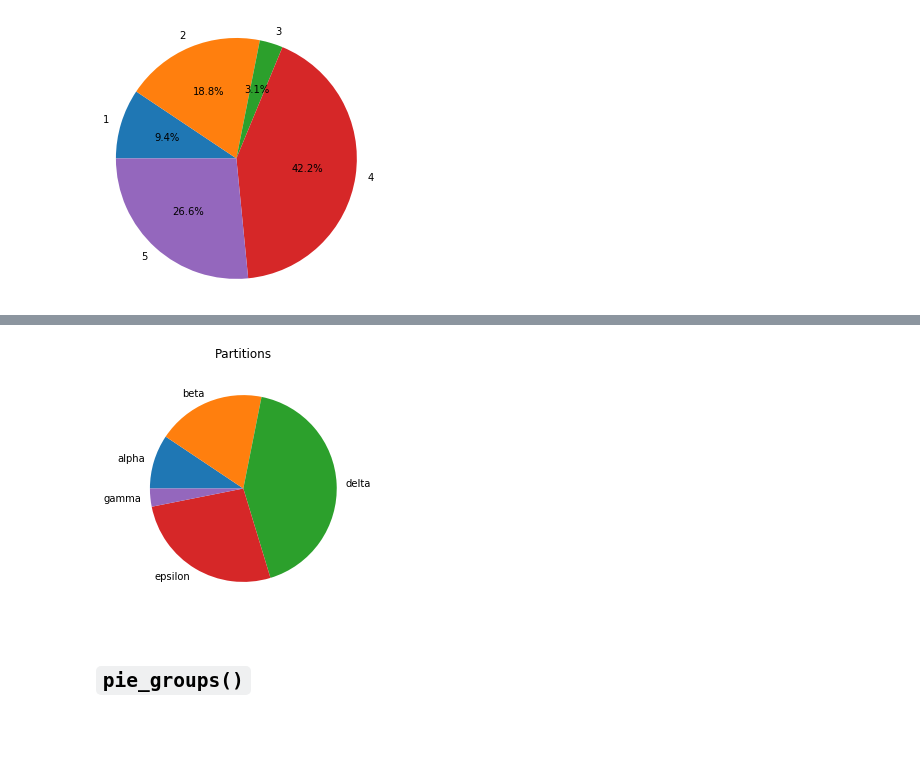
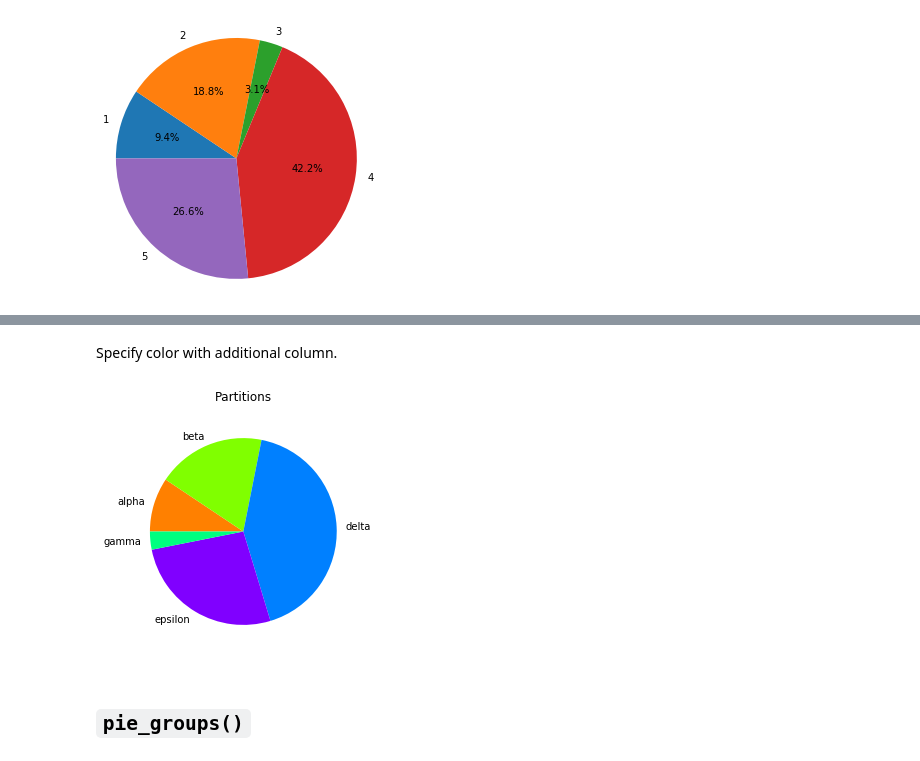
Before and after one commit to mastersign/mastersign-datascience, a Jupyter notebook: demo-plot.ipynb, the cells around one changed output, grey strips where cells are left out. Saved outputs shown, nothing was run; the diff lists cells and outputs as text; code cells hidden in the pictures; blank space fills up the shorter version.

```diff
--- a/demo-plot.ipynb
+++ b/demo-plot.ipynb
@@ -103,8 +115,10 @@ pl.pie(data_1, 'value')
+# %% [markdown]
+Specify color with additional column.
 # %%
 pl.pie(data_1, 'value', label_column='name', sort_by='label',
-       title="Partitions", pct=False)
+       color_column='color', title="Partitions", pct=False)
 # %% [output]
-[figure, old version]
+[figure, new version]
 # %% [markdown]
 ## `pie_groups()`
 # %% [markdown]
```
Also changed, not shown: parts of 23 cells of this notebook, 1 other file.
